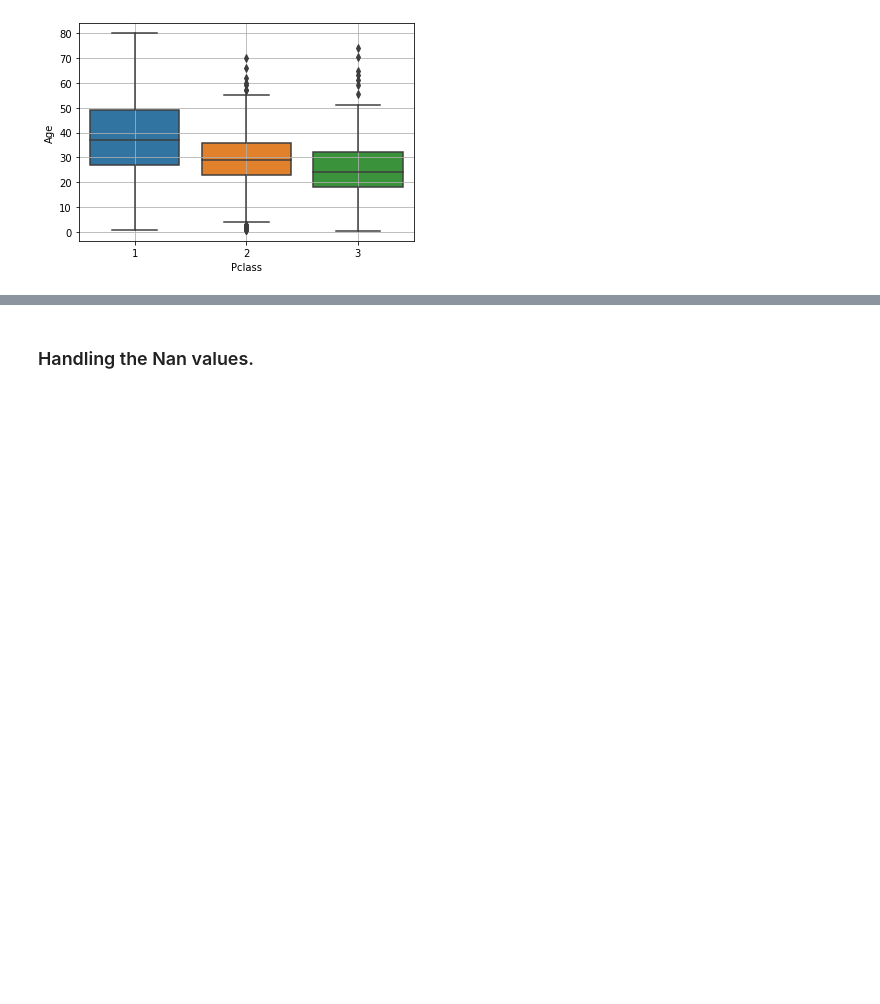
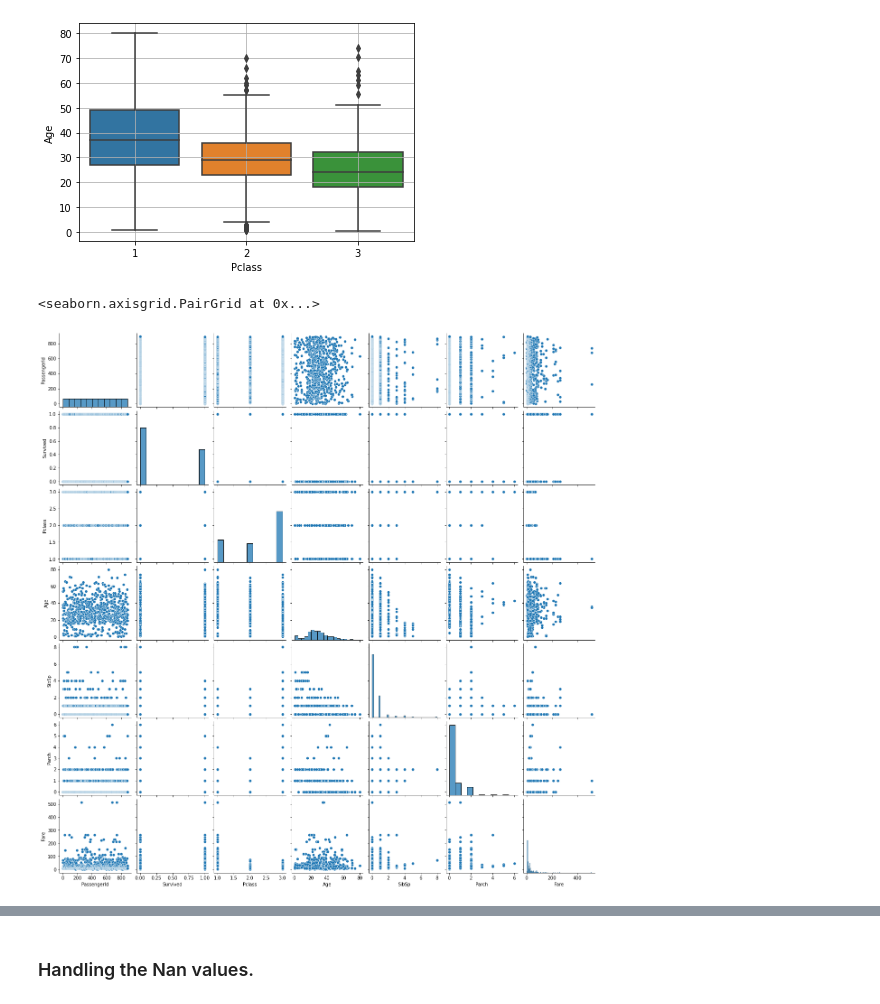
Before and after one commit to VinayakW/Titanic, a Jupyter notebook: Titanic.ipynb, the cells around one changed output, grey strips where cells are left out. Saved outputs shown, nothing was run; the diff lists cells and outputs as text; code cells hidden in the pictures; blank space fills up the shorter version.

```diff
--- a/Titanic.ipynb
+++ b/Titanic.ipynb
@@ -128,3 +128,8 @@ sns.boxplot(x="Pclass", y="Age", data=df)
 plt.grid(True)
 # %% [output]
 [figure]
+# %%
+sns.pairplot(df)
+# %% [output]
+<seaborn.axisgrid.PairGrid at 0x...>
+[figure, added]
```
Also changed, not shown: parts of 52 cells of this notebook.
